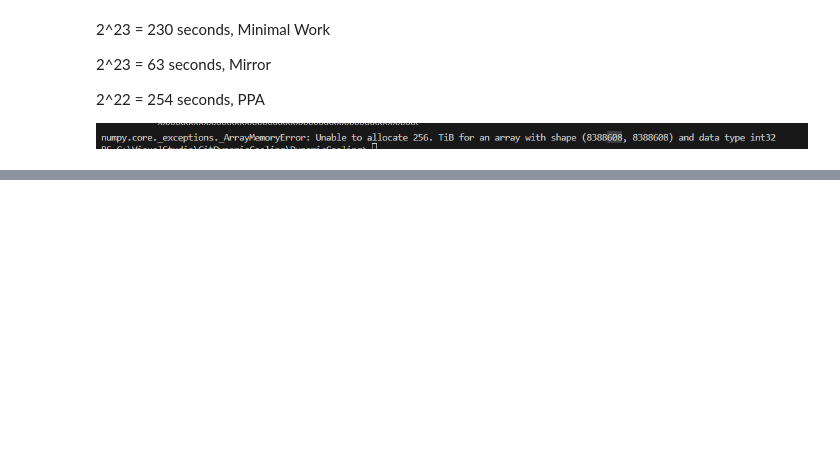
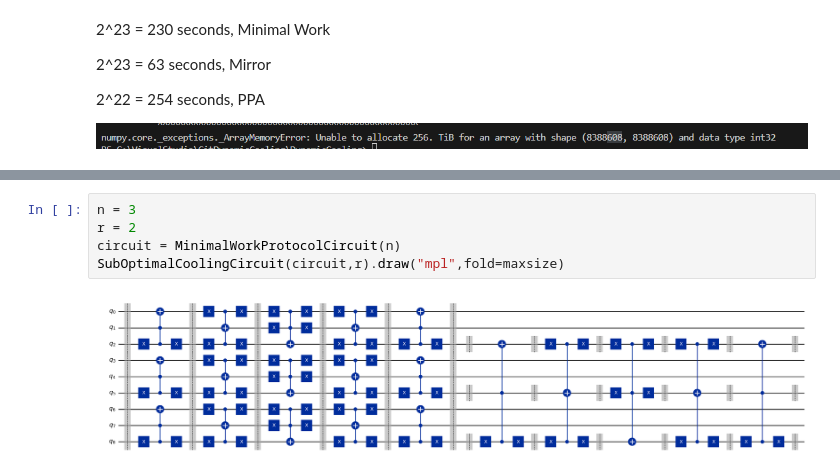
Before and after one commit to GiulianoWasHere/QuL, a Jupyter notebook: WorkSoFar.ipynb, the cells around one changed output, grey strips where cells are left out. Saved outputs shown, nothing was run; the diff lists cells and outputs as text; blank space fills up the shorter version.

```diff
--- a/WorkSoFar.ipynb
+++ b/WorkSoFar.ipynb
@@ -135,0 +141,7 @@ OrderedDict([('rz', 358647),
+# %%
+n = 3
+r = 2
+circuit = MinimalWorkProtocolCircuit(n)
+SubOptimalCoolingCircuit(circuit,r).draw("mpl",fold=maxsize)
+# %% [output]
+[figure, added]
```
Also changed, not shown: parts of 7 cells of this notebook, 6 other files.
